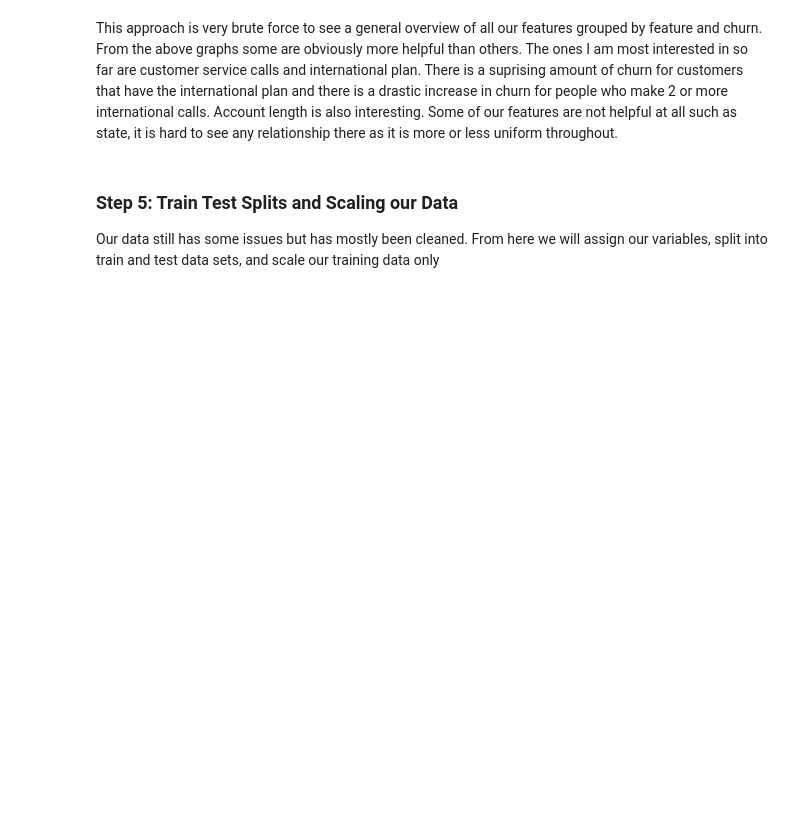
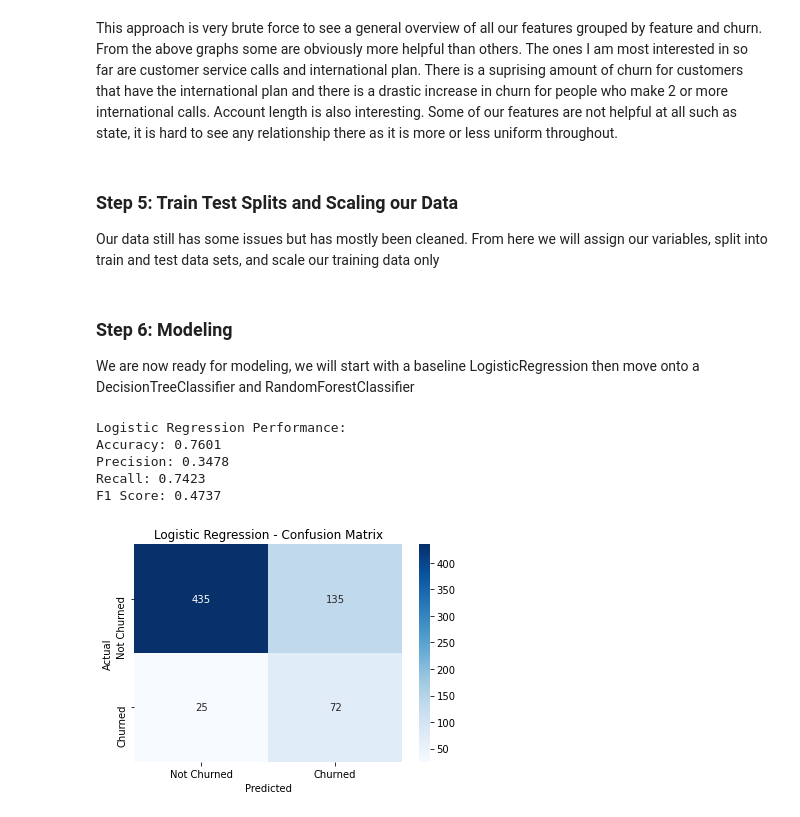
Before and after one commit to jaredlil/project-5-telecom-churn, a Jupyter notebook: Untitled.ipynb, the cells around one changed output. Cells and saved outputs as stored; diff of their text form; code cells hidden in the pictures; blank space fills up the shorter version.

Commit message:
Modeling: Pruned model, and worked on evaluation of models

```diff
--- a/Untitled.ipynb
+++ b/Untitled.ipynb
@@ -249,3 +249,41 @@ scaler.fit(X_train)
 # transforming our train and test sets
 X_train_scaled = scaler.transform(X_train)
 X_test_scaled = scaler.transform(X_test)
+# %% [markdown]
+### Step 6: Modeling
+We are now ready for modeling, we will start with a baseline LogisticRegression then move onto a DecisionTreeClassifier and RandomForestClassifier
+# %%
+#Initializing, fitting and running our prediction on X_train_scaled
+lr_model = LogisticRegression(class_weight="balanced", random_state=42)
+lr_model.fit(X_train_scaled, y_train)
+y_pred_lr = lr_model.predict(X_test_scaled)
+# %%
+# Creating a Function to easily evaluate our models
+def evaluate_model(model_name, y_true, y_pred):
+    """Evaluates model performance and prints metrics along with a confusion matrix."""
+
+    print(f"\n{model_name} Performance:")
+    print(f"Accuracy: {accuracy_score(y_true, y_pred):.4f}")
+    print(f"Precision: {precision_score(y_true, y_pred):.4f}")
+    print(f"Recall: {recall_score(y_true, y_pred):.4f}")
+    print(f"F1 Score: {f1_score(y_true, y_pred):.4f}")
+
+    # Confusion Matrix
+    cm = confusion_matrix(y_true, y_pred)
+    plt.figure(figsize=(6, 4))
+    sns.heatmap(cm, annot=True, fmt="d", cmap="Blues",
+                xticklabels=["Not Churned", "Churned"],
+                yticklabels=["Not Churned", "Churned"])
+    plt.xlabel("Predicted")
+    plt.ylabel("Actual")
+    plt.title(f"{model_name} - Confusion Matrix")
+    plt.show()
+# %%
+evaluate_model("Logistic Regression", y_test, y_pred_lr)
+# %% [output]
+Logistic Regression Performance:
+Accuracy: 0.7601
+Precision: 0.3478
+Recall: 0.7423
+F1 Score: 0.4737
+[figure, added]
```
Also changed, not shown: parts of 17 cells of this notebook, 1 other file.
